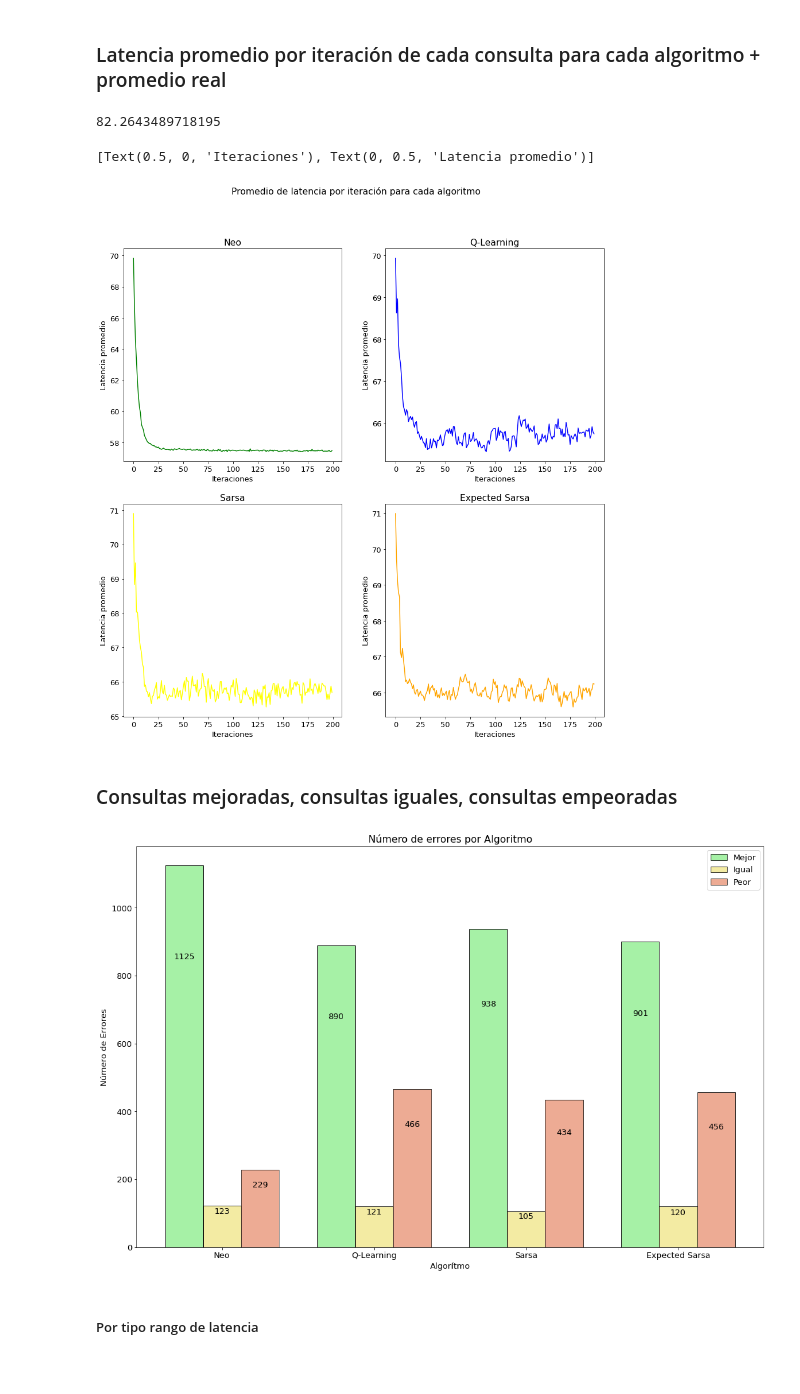
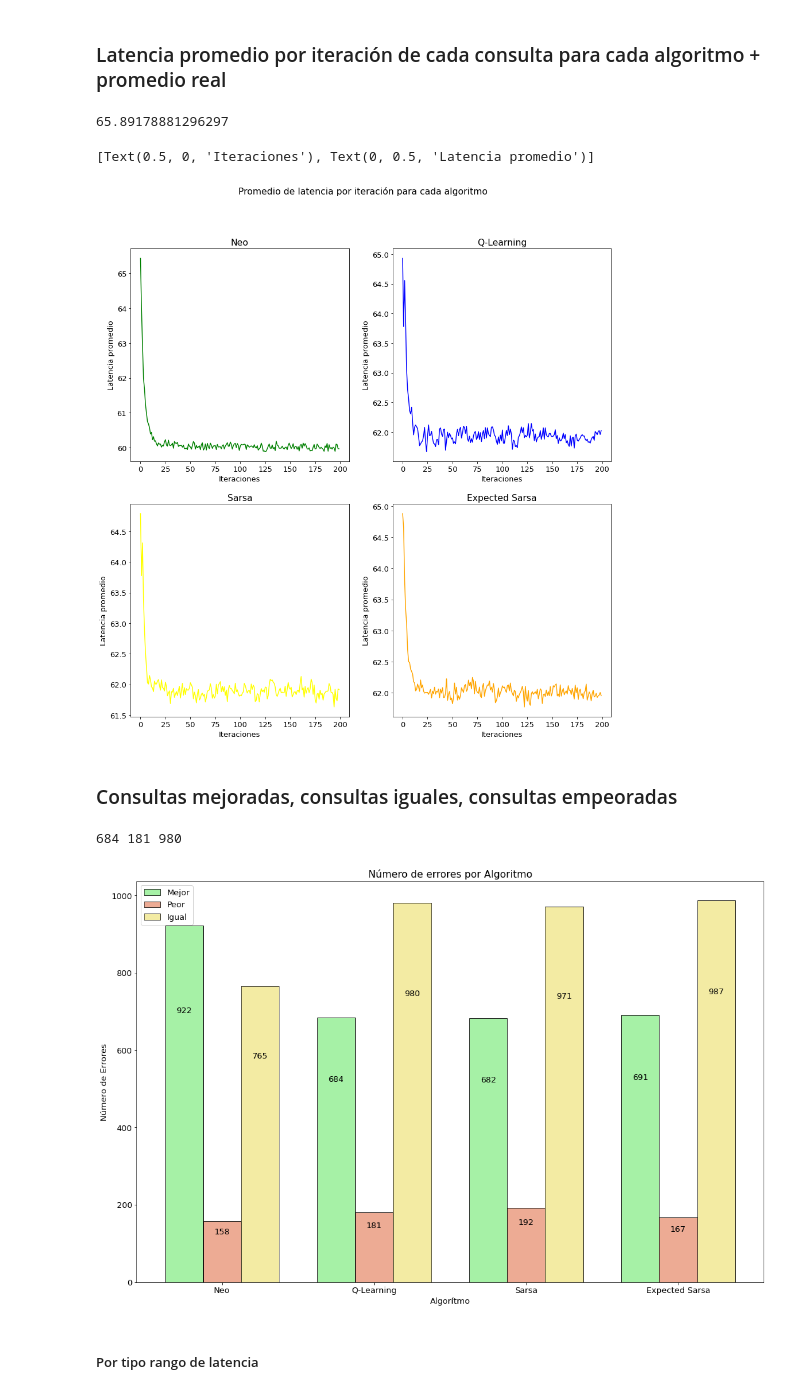
Before and after one commit to ccarmonar/memoria_utfsm_deep_learning_models, a Jupyter notebook: sparql_neo_RL/RL_Experiments.ipynb, the cells around one changed output. Cells and saved outputs as stored; diff of their text form; code cells hidden in the pictures.

```diff
--- a/sparql_neo_RL/RL_Experiments.ipynb
+++ b/sparql_neo_RL/RL_Experiments.ipynb
@@ -43,5 +22,6 @@ IS CUDA AVAILABLE: True
 # %%
-model_name = 'Model_Adam_0.00015'
+lr = 0.999
+model_name = 'Model_Adam_0.000015'+str(lr)
 # %%
 #ds_rl = pd.read_csv(URL + "ds_rl.csv", engine='python', encoding='utf-8')
 n = model_name
@@ -216,7 +150,7 @@ old_predict = np.ones(len(index_list_ql))*np.mean(ql_df_final['pred_old'])
 # %%
 np.mean(ql_df_final['pred_old'])
 # %% [output]
-82.2643489718195
+65.89178881296297
 # %%
 import matplotlib.pyplot as plt
 import numpy as np
@@ -255,7 +189,7 @@ plt.setp(ax3, xlabel='Iteraciones', ylabel='Latencia promedio')
 plt.setp(ax4, xlabel='Iteraciones', ylabel='Latencia promedio')
 # %% [output]
 [Text(0.5, 0, 'Iteraciones'), Text(0, 0.5, 'Latencia promedio')]
-[figure, old version]
+[figure, new version]
 # %% [markdown]
 ### Consultas mejoradas, consultas iguales, consultas empeoradas
 # %%
@@ -286,7 +223,7 @@ def tag_best_worst_equal(x, tol):
 
     return x
 # %%
-neo_df_final = neo_df_final.apply(lambda x: tag_best_worst_equal(x,0), axis=1)
-ql_df_final = ql_df_final.apply(lambda x: tag_best_worst_equal(x,0), axis=1)
-sarsa_df_final = sarsa_df_final.apply(lambda x: tag_best_worst_equal(x,0), axis=1)
-exsarsa_df_final = exsarsa_df_final.apply(lambda x: tag_best_worst_equal(x,0), axis=1)
+neo_df_final = neo_df_final.apply(lambda x: tag_best_worst_equal(x,0.01), axis=1)
+ql_df_final = ql_df_final.apply(lambda x: tag_best_worst_equal(x,0.01), axis=1)
+sarsa_df_final = sarsa_df_final.apply(lambda x: tag_best_worst_equal(x,0.01), axis=1)
+exsarsa_df_final = exsarsa_df_final.apply(lambda x: tag_best_worst_equal(x,0.01), axis=1)
@@ -293,3 +246,9 @@ exsarsa_df_final = exsarsa_df_final.apply(lambda x: tag_best_worst_equal(x,0), a
 # %%
-#for i in range(len(ql_df_final)):
-#    print(neo_df_final['pred_old'][i],neo_df_final['pred_new'][i],neo_df_final['tag'][i])
+neo_mejor, neo_peor, neo_igual = mejor_peor_igual(neo_df_final)
+ql_mejor, ql_peor, ql_igual = mejor_peor_igual(ql_df_final)
+sarsa_mejor, sarsa_peor, sarsa_igual = mejor_peor_igual(sarsa_df_final)
+exsarsa_mejor, exsarsa_peor, exsarsa_igual = mejor_peor_igual(exsarsa_df_final)
+# %%
+print(ql_mejor, ql_peor, ql_igual)
+# %% [output]
+684 181 980
@@ -296,7 +261,5 @@ exsarsa_df_final = exsarsa_df_final.apply(lambda x: tag_best_worst_equal(x,0), a
 # %%
-neo_igual = int(neo_df_final.groupby('tag').count()['index']['igual'])
-neo_mejor = int(neo_df_final.groupby('tag').count()['index']['mejor'])
-neo_peor = int(neo_df_final.groupby('tag').count()['index']['peor'])
+
 
 ql_igual = int(ql_df_final.groupby('tag').count()['index']['igual'])
 ql_mejor = int(ql_df_final.groupby('tag').count()['index']['mejor'])
@@ -331,46 +294,46 @@ color='lightgreen',
 label='Mejor',
 edgecolor = 'black')
 
-rects2 = plt.bar(index + bar_width, igual, bar_width,
+rects2 = plt.bar(index + bar_width, peor, bar_width,
+alpha=opacity,
+color='darksalmon',
+label='Peor',
+edgecolor = 'black')
+
+rects3 = plt.bar(index + 2*bar_width, igual, bar_width,
 alpha=opacity,
 color='khaki',
 label='Igual',
-edgecolor = 'black')
-
-rects3 = plt.bar(index + 2*bar_width, peor, bar_width,
-alpha=opacity,
-color='darksalmon',
-label='Peor',
 edgecolor = 'black')
 
 plt.xlabel('Algorítmo')
 plt.ylabel('Número de Errores')
 plt.title('Número de errores por Algoritmo')
 plt.xticks(index + bar_width, ('Neo', 'Q-Learning', 'Sarsa', 'Expected Sarsa'))
 plt.legend()
 plt.tight_layout()
 
 
 for i in index:
     ax.text(index[i],
              mejor[i]*0.75,
              str(mejor[i]),
              ha='center', va='bottom',
             )
     ax.text(index[i] + bar_width,
-             igual[i]*0.75,
-             str(igual[i]),
+             peor[i]*0.75,
+             str(peor[i]),
              ha='center', va='bottom',
             )
     ax.text(index[i] + 2*bar_width,
-             peor[i]*0.75,
-             str(peor[i]),
+             igual[i]*0.75,
+             str(igual[i]),
              ha='center', va='bottom',
             )
 
 
 plt.show()
 # %% [output]
-[figure, old version]
+[figure, new version]
 # %% [markdown]
 ##### Por tipo rango de latencia
```
Also changed, not shown: parts of 32 cells of this notebook, 30 other files.
